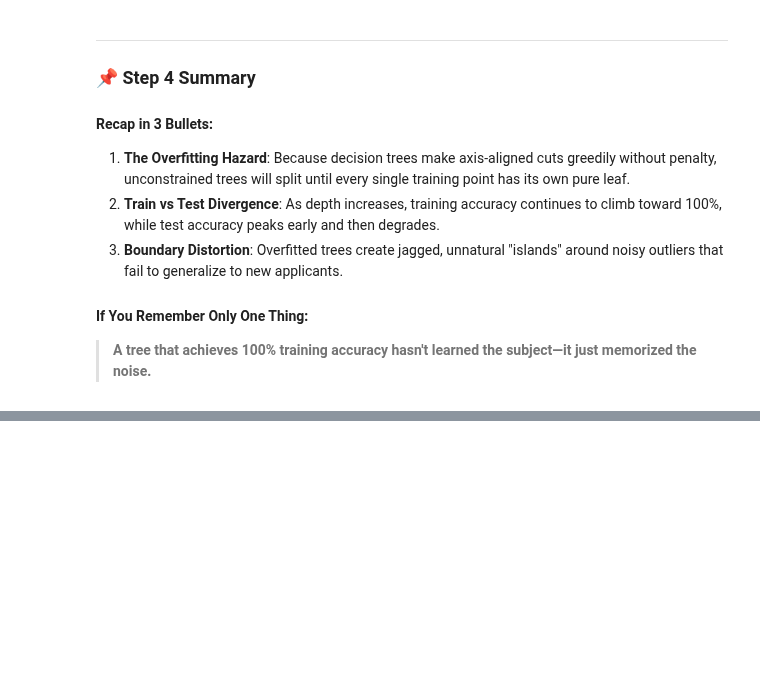
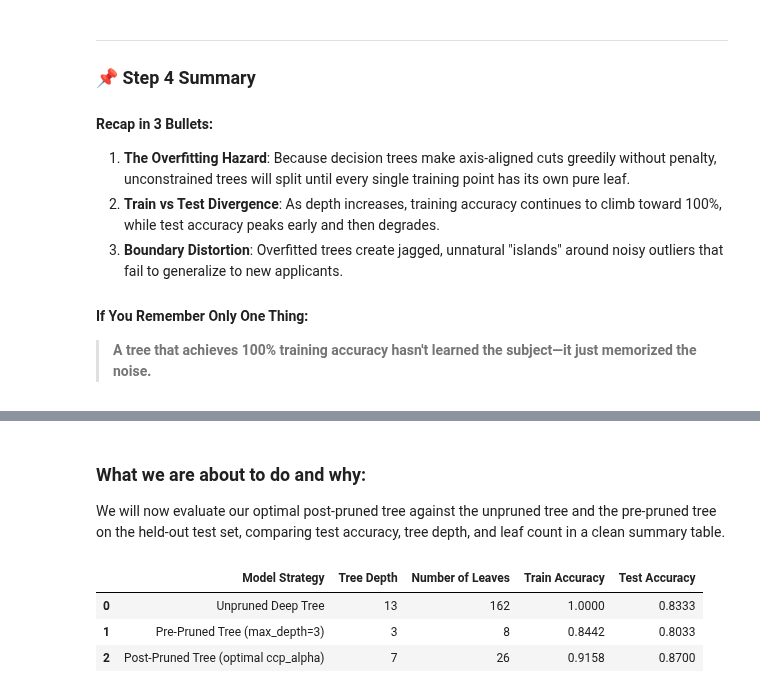
Before and after one commit to Arnav-Shrivastava/decision-trees-regression-zero-to-one, a Jupyter notebook: decision_trees_zero_to_one.ipynb, the cells around one changed output, grey strips where cells are left out. Drawn from its saved outputs; the diff is of its cells as text; code cells hidden in the pictures; blank space fills up the shorter version.

```diff
--- a/decision_trees_zero_to_one.ipynb
+++ b/decision_trees_zero_to_one.ipynb
@@ -1150,0 +1296,43 @@ plt.show()
+# %% [markdown]
+### What we are about to do and why:
+We will now evaluate our optimal post-pruned tree against the unpruned tree and the pre-pruned tree on the held-out test set, comparing test accuracy, tree depth, and leaf count in a clean summary table.
+# %%
+# 1. Fit final post-pruned tree with optimal alpha
+pruned_tree = DecisionTreeClassifier(ccp_alpha=optimal_alpha, random_state=42)
+pruned_tree.fit(X_train, y_train)
+
+# 2. Assemble comparative table
+pruning_summary = pd.DataFrame({
+    "Model Strategy": [
+        "Unpruned Deep Tree",
+        "Pre-Pruned Tree (max_depth=3)",
+        "Post-Pruned Tree (optimal ccp_alpha)"
+    ],
+    "Tree Depth": [
+        unpruned_tree.get_depth(),
+        sklearn_tree.get_depth(),
+        pruned_tree.get_depth()
+    ],
+    "Number of Leaves": [
+        unpruned_tree.get_n_leaves(),
+        sklearn_tree.get_n_leaves(),
+        pruned_tree.get_n_leaves()
+    ],
+    "Train Accuracy": [
+        unpruned_tree.score(X_train, y_train),
+        sklearn_tree.score(X_train, y_train),
+        pruned_tree.score(X_train, y_train)
+    ],
+    "Test Accuracy": [
+        unpruned_tree.score(X_test, y_test),
+        sklearn_tree.score(X_test, y_test),
+        pruned_tree.score(X_test, y_test)
+    ]
+})
+
+display(pruning_summary.round(4))
+# %% [output]
+|  | Model Strategy | Tree Depth | Number of Leaves | Train Accuracy | Test Accuracy |
+| 0 | Unpruned Deep Tree | 13 | 162 | 1.0000 | 0.8333 |
+| 1 | Pre-Pruned Tree (max_depth=3) | 3 | 8 | 0.8442 | 0.8033 |
+| 2 | Post-Pruned Tree (optimal ccp_alpha) | 7 | 26 | 0.9158 | 0.8700 |
```
Also changed, not shown: parts of 13 cells of this notebook, 1 other file.
